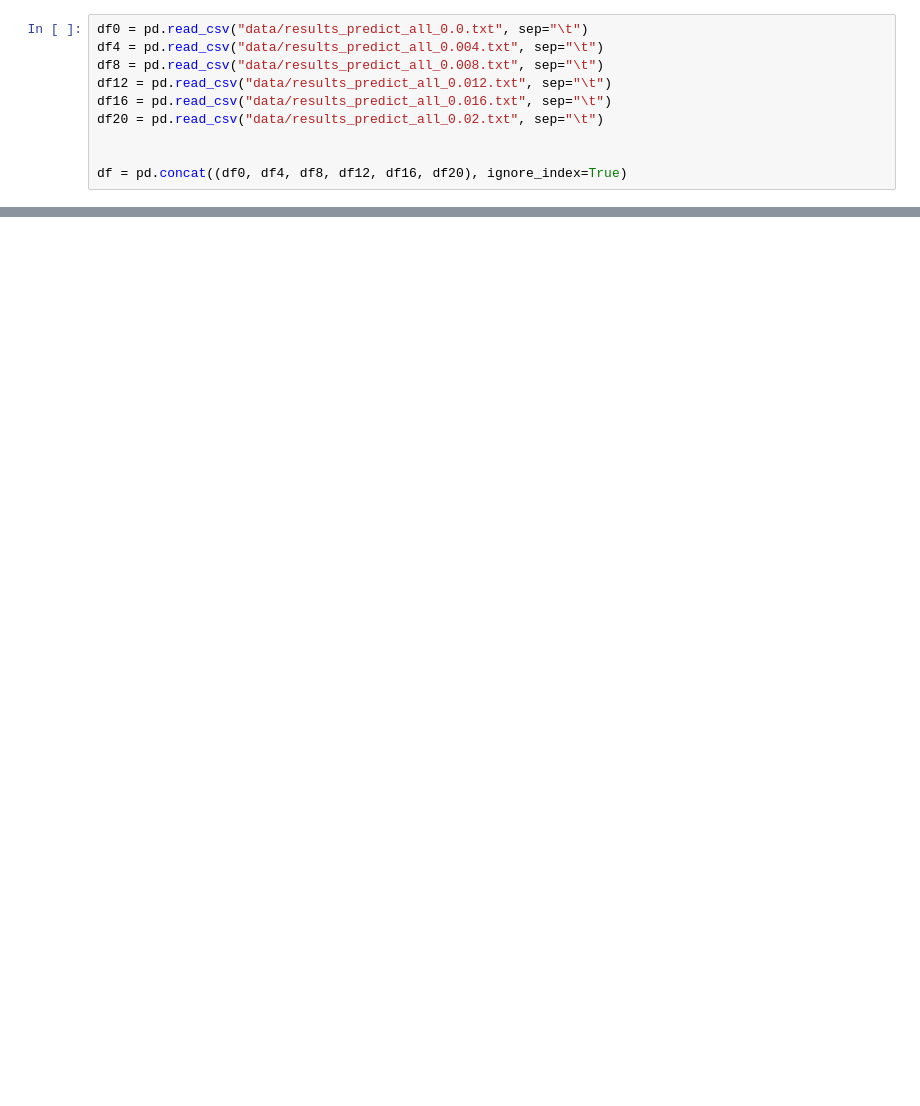
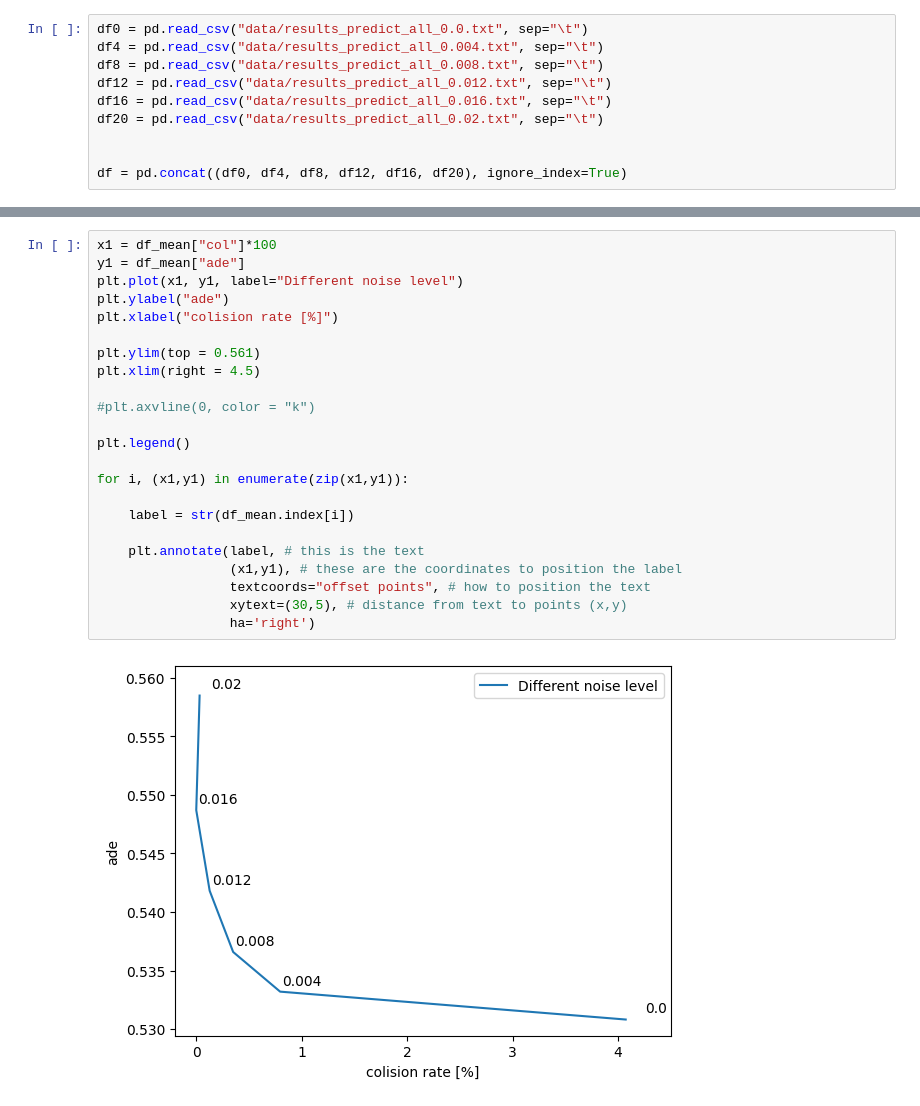
Before and after one commit to TicaGit/s_aware_prediction_VITA, a Jupyter notebook: analyse/04_26_redo_0_col_pred/analyse_04_26.ipynb, the cells around one changed output, grey strips where cells are left out. Saved outputs shown, nothing was run; the diff lists cells and outputs as text; blank space fills up the shorter version.

```diff
--- a/analyse/04_26_redo_0_col_pred/analyse_04_26.ipynb
+++ b/analyse/04_26_redo_0_col_pred/analyse_04_26.ipynb
@@ -71,0 +77,25 @@ for i, (x,y) in enumerate(zip(x,y)):
+# %%
+x1 = df_mean["col"]*100
+y1 = df_mean["ade"]
+plt.plot(x1, y1, label="Different noise level")
+plt.ylabel("ade")
+plt.xlabel("colision rate [%]")
+
+plt.ylim(top = 0.561)
+plt.xlim(right = 4.5)
+
+#plt.axvline(0, color = "k")
+
+plt.legend()
+
+for i, (x1,y1) in enumerate(zip(x1,y1)):
+
+    label = str(df_mean.index[i])
+
+    plt.annotate(label, # this is the text
+                 (x1,y1), # these are the coordinates to position the label
+                 textcoords="offset points", # how to position the text
+                 xytext=(30,5), # distance from text to points (x,y)
+                 ha='right')
+# %% [output]
+[figure, added]
```
Also changed, not shown: parts of 5 cells of this notebook, 51 other files.
